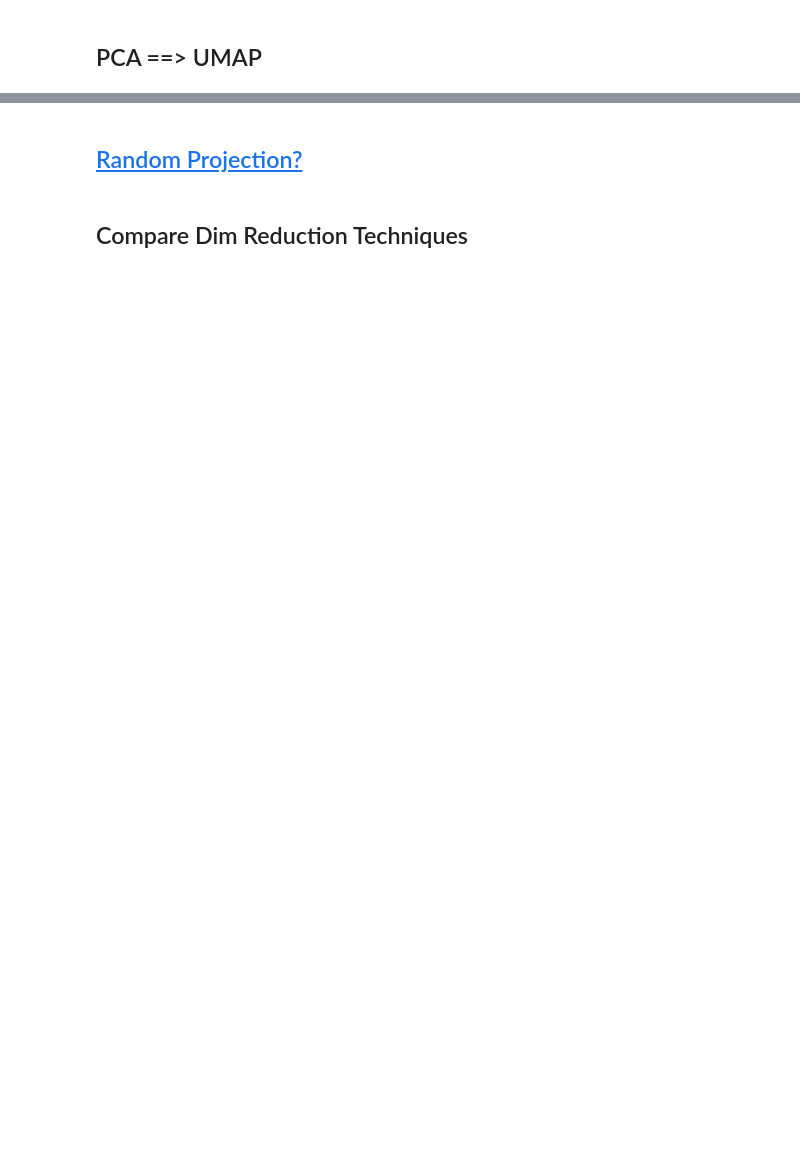
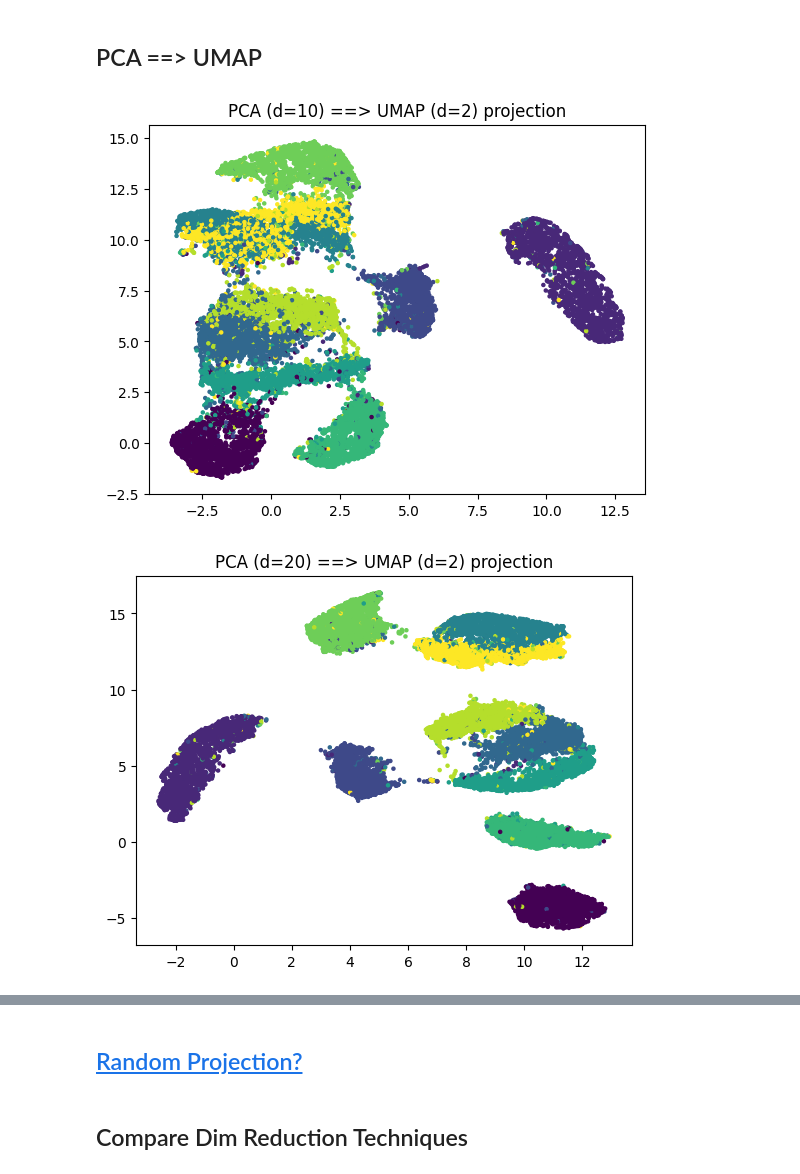
Before and after one commit to StarDylan/FlowMatching, a Jupyter notebook: MNIST_Latent_Space_Visualizations.ipynb, the cells around one changed output, grey strips where cells are left out. Saved outputs shown, nothing was run; the diff lists cells and outputs as text; code cells hidden in the pictures; blank space fills up the shorter version.

```diff
--- a/MNIST_Latent_Space_Visualizations.ipynb
+++ b/MNIST_Latent_Space_Visualizations.ipynb
@@ -216,21 +221,26 @@ eval_metrics["TSNE"] = {
 ## PCA ==> UMAP
 # %%
 from sklearn.pipeline import Pipeline
-# %%
-dim_reduc_steps = [
-    ("PCA", PCA(n_components=600)),
-    ("UMAP", UMAP(n_components=2, random_state=42))
-]
-dim_reduc_pipeline = Pipeline(dim_reduc_steps)
-dim_reduc_pipeline = dim_reduc_pipeline.fit(flat_X_train)
-# %%
-reconstruction_mse, silhouette = eval_dim_reduc(
-    dim_reduc_pipeline,
-    flat_X_train,
-    y_train[:sample_size],
-    "PCA ==> UMAP"
-)
-eval_metrics["PCA ==> UMAP"] = {
-    "reconstruction_mse": reconstruction_mse,
-    "silhouette": silhouette
-}
+# %%
+for i in range(1, 6):
+  n_components = i*10
+  dim_reduc_pipeline = Pipeline([
+      ("PCA", PCA(n_components=n_components)),
+      ("UMAP", UMAP(n_components=2, random_state=42))
+  ])
+  dim_reduc_pipeline = dim_reduc_pipeline.fit(flat_X_train)
+
+  label = f"PCA (d={n_components}) ==> UMAP (d=2)"
+  reconstruction_mse, silhouette, pca_umap_embeddings = eval_dim_reduc(
+    dim_reduc_pipeline,
+    flat_X_train,
+    y_train[:sample_size],
+    label
+  )
+  eval_metrics[label] = {
+    "reconstruction_mse": reconstruction_mse,
+    "silhouette": silhouette
+  }
+# %% [output]
+[figure, added]
+[figure, added]
```
Also changed, not shown: parts of 19 cells of this notebook.
